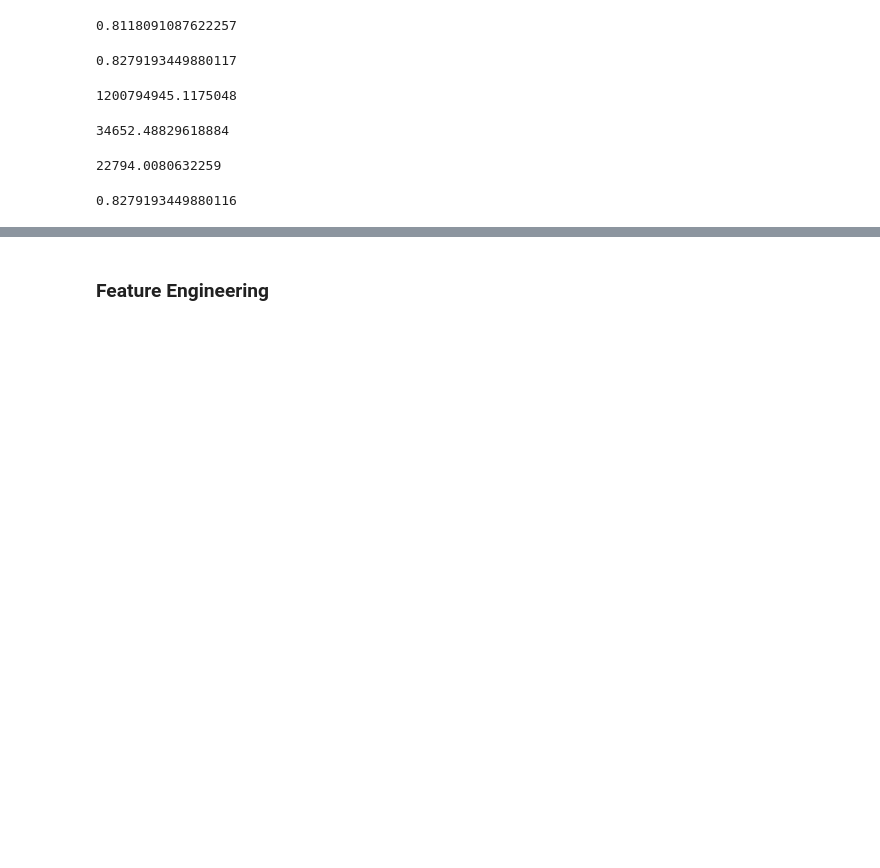
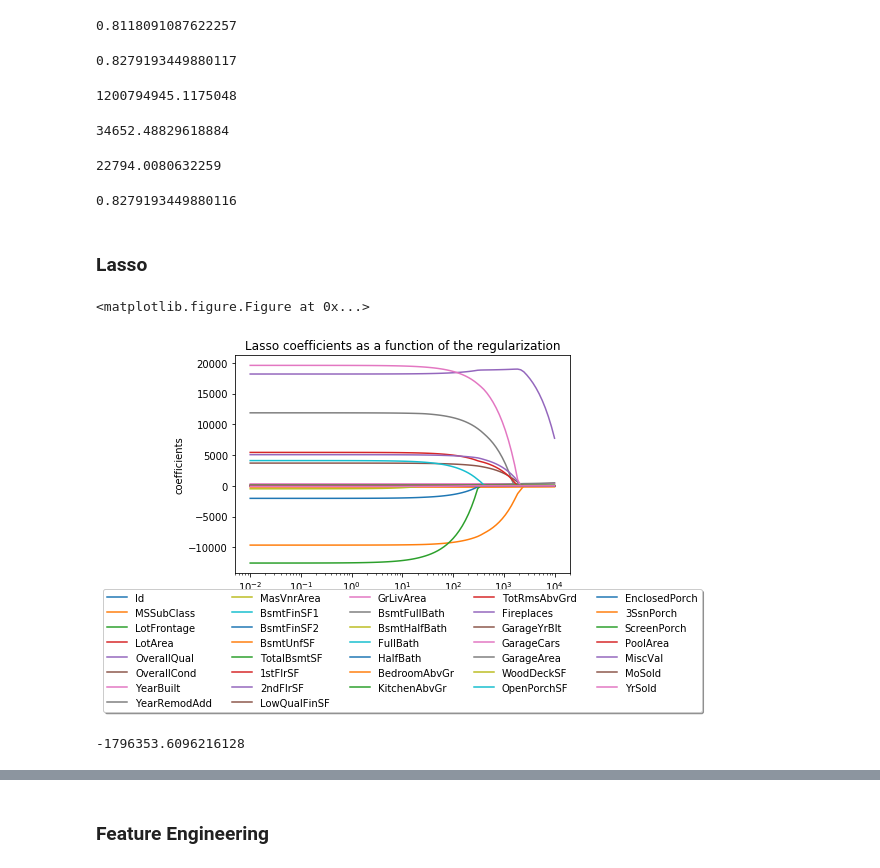
Before and after one commit to jakedaford/housing-prices-ML-project, a Jupyter notebook: olga/Ames_housing_EDA_Olga.ipynb, the cells around one changed output, grey strips where cells are left out. Cells and saved outputs as stored; diff of their text form; code cells hidden in the pictures; blank space fills up the shorter version.

Commit message:
Olga - added lasso

```diff
--- a/olga/Ames_housing_EDA_Olga.ipynb
+++ b/olga/Ames_housing_EDA_Olga.ipynb
@@ -478,3 +489,34 @@ def R2_score(true,pred):
 R2_score(y_test, test_set_pred1)
 # %% [output]
 0.8279193449880116
+# %% [markdown]
+### Lasso
+# %%
+lasso = linear_model.Lasso(alpha=1)
+
+alphas_lasso = np.logspace(-2, 4, 100)
+coef_lasso = []
+for i in alphas_lasso:
+    lasso.set_params(alpha=i).fit(X_train,y_train)
+    coef_lasso.append(lasso.coef_)
+# %%
+plt.figure(figsize=(12,6))
+columns = X_train.columns
+df_coef = pd.DataFrame(coef_lasso, index=alphas_lasso, columns=columns)
+title = 'Lasso coefficients as a function of the regularization'
+df_coef.plot(logx=True, title=title)
+plt.xlabel('alpha')
+plt.ylabel('coefficients')
+plt.legend(loc='upper center', bbox_to_anchor=(0.5, -0.05),
+          fancybox=True, shadow=True, ncol=5)
+plt.show()
+# %% [output]
+<matplotlib.figure.Figure at 0x...>
+[figure, added]
+# %%
+## coefficients
+lasso = linear_model.Lasso(alpha=10e3) # create a lasso instance
+lasso.fit(X_train,y_train) # fit data
+lasso.intercept_ # print out the coefficients
+# %% [output]
+-1796353.6096216128
```
Also changed, not shown: parts of 23 cells of this notebook.
